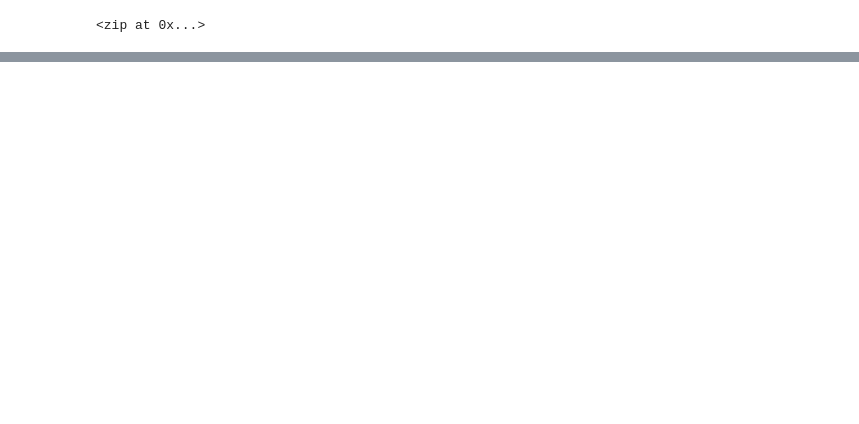
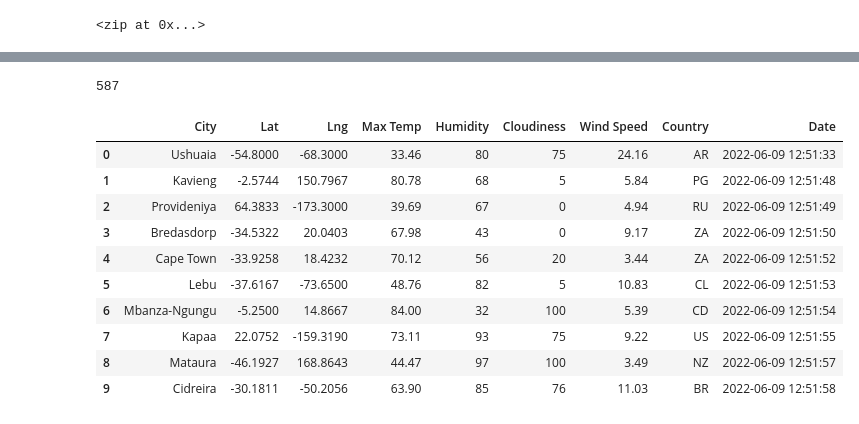
Before and after one commit to brivasbravo/World_Weather_Analysis, a Jupyter notebook: WeatherPy.ipynb, the cells around one changed output, grey strips where cells are left out. Saved outputs shown, nothing was run; the diff lists cells and outputs as text; code cells hidden in the pictures; blank space fills up the shorter version.

```diff
--- a/WeatherPy.ipynb
+++ b/WeatherPy.ipynb
@@ -32,0 +39,4 @@ len(cities)
+# %%
+# Starting URL for Weather Map API Call.
+url = "http://api.openweathermap.org/data/2.5/weather?units=Imperial&APPID=" + weather_api_key
+print(url)
@@ -32,0 +130,23 @@ len(cities)
+# %%
+# tally all the data
+
+city_count = len(city_data)
+print(city_count)
+# %% [output]
+587
+# %%
+# Convert the array of dictionaries to a Pandas DataFrame.
+city_data_df = pd.DataFrame(city_data)
+city_data_df.head(10)
+# %% [output]
+|  | City | Lat | Lng | Max Temp | Humidity | Cloudiness | Wind Speed | Country | Date |
+| 0 | Ushuaia | -54.8000 | -68.3000 | 33.46 | 80 | 75 | 24.16 | AR | 2022-06-09 12:51:33 |
+| 1 | Kavieng | -2.5744 | 150.7967 | 80.78 | 68 | 5 | 5.84 | PG | 2022-06-09 12:51:48 |
+| 2 | Provideniya | 64.3833 | -173.3000 | 39.69 | 67 | 0 | 4.94 | RU | 2022-06-09 12:51:49 |
+| 3 | Bredasdorp | -34.5322 | 20.0403 | 67.98 | 43 | 0 | 9.17 | ZA | 2022-06-09 12:51:50 |
+| 4 | Cape Town | -33.9258 | 18.4232 | 70.12 | 56 | 20 | 3.44 | ZA | 2022-06-09 12:51:52 |
+| 5 | Lebu | -37.6167 | -73.6500 | 48.76 | 82 | 5 | 10.83 | CL | 2022-06-09 12:51:53 |
+| 6 | Mbanza-Ngungu | -5.2500 | 14.8667 | 84.00 | 32 | 100 | 5.39 | CD | 2022-06-09 12:51:54 |
+| 7 | Kapaa | 22.0752 | -159.3190 | 73.11 | 93 | 75 | 9.22 | US | 2022-06-09 12:51:55 |
+| 8 | Mataura | -46.1927 | 168.8643 | 44.47 | 97 | 100 | 3.49 | NZ | 2022-06-09 12:51:57 |
+| 9 | Cidreira | -30.1811 | -50.2056 | 63.90 | 85 | 76 | 11.03 | BR | 2022-06-09 12:51:58 |
```
Also changed, not shown: parts of 7 cells of this notebook, 3 other files.
